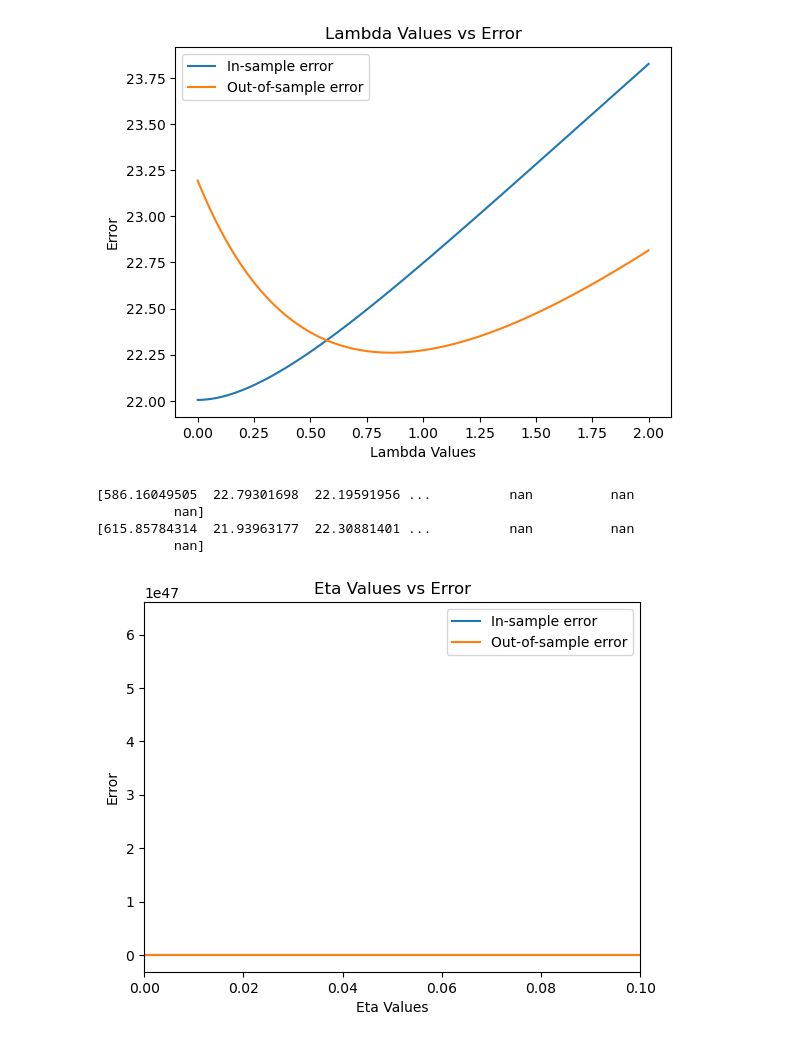
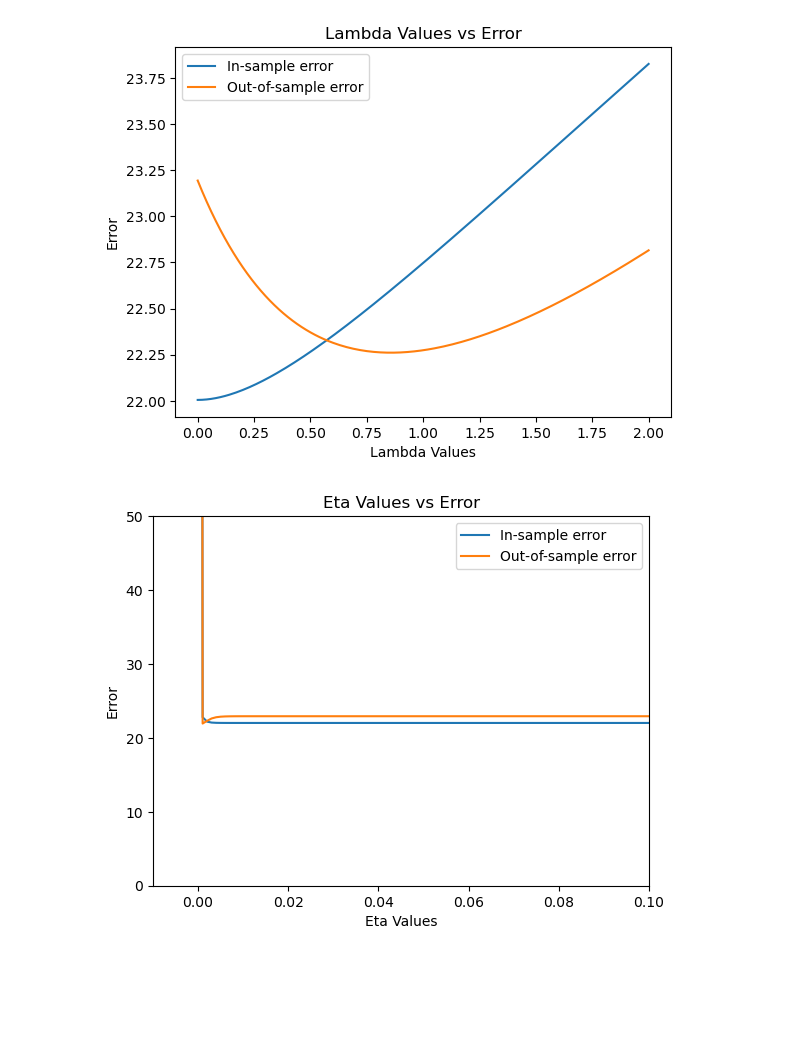
Before and after one commit to Noxolo1/cscd484, a Jupyter notebook: prog4/code_linear_regression/parameter_tuning.ipynb, the cells around one changed output. Saved outputs shown, nothing was run; the diff lists cells and outputs as text; code cells hidden in the pictures; blank space fills up the shorter version.

```diff
--- a/prog4/code_linear_regression/parameter_tuning.ipynb
+++ b/prog4/code_linear_regression/parameter_tuning.ipynb
@@ -221,45 +225,40 @@ plt.show()
 # %% [output]
 [figure]
 # %%
-#### CURRENTLY BROKEN ####
 # 1b -> eta
 
-error_arr1 = np.zeros(1001)
-error_arr2 = np.zeros(1001)
-eta_arr = np.arange(0, 1.001, 0.001)
+error_arr1 = np.zeros(101)
+error_arr2 = np.zeros(101)
+eta_arr = np.arange(0, 0.101, 0.001)
 z_r = 1
 lr = LR.LinearRegression()
 
-for i in range(1001):
+for i in range(101):
 
     # get new w vector with new eta value
     # holding degree space, eta, and lambda constant
     # with degree space = 1, lam = 0.1, epochs = 100000
     lr.fit(X_train, y_train, CF = False, lam = 0.1, eta = i/1000, epochs = 100000, degree = z_r)
 
     error_arr1[i] = lr.error(X_train, y_train)
     error_arr2[i] = lr.error(X_test, y_test)
 
 #print(lam_arr)
 #print(error_arr)
 
-print(error_arr1)
-print(error_arr2)
+#print(error_arr1)
+#print(error_arr2)
 plt.plot(eta_arr, error_arr1, label = "In-sample error")
 plt.plot(eta_arr, error_arr2, label = "Out-of-sample error")
 plt.xlabel('Eta Values')
 plt.ylabel('Error')
 plt.title('Eta Values vs Error')
-plt.xlim(0, 0.1)
-#plt.ylim(0, 50)
+plt.xlim(-0.01, 0.1)
+plt.ylim(0, 50)
 plt.legend()
 plt.show()
 # %% [output]
-[586.16049505  22.79301698  22.19591956 ...          nan          nan
-          nan]
-[615.85784314  21.93963177  22.30881401 ...          nan          nan
-          nan]
-[figure, old version]
+[figure, new version]
 # %%
 # 1c ->  epochs
 
```
Also changed, not shown: parts of 12 cells of this notebook, 1 other file.
